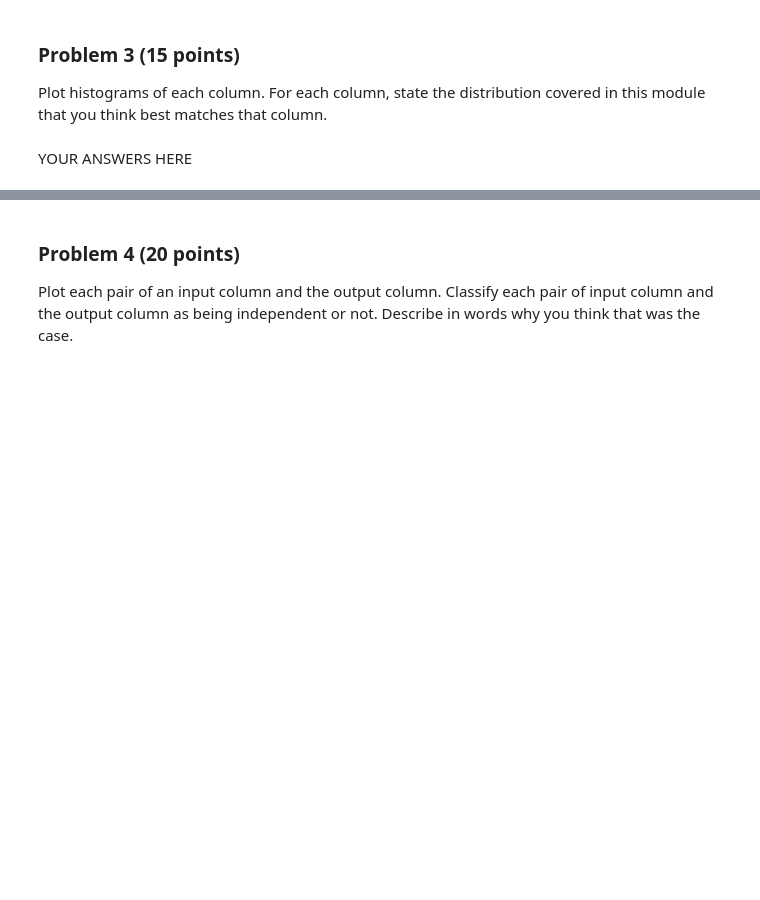
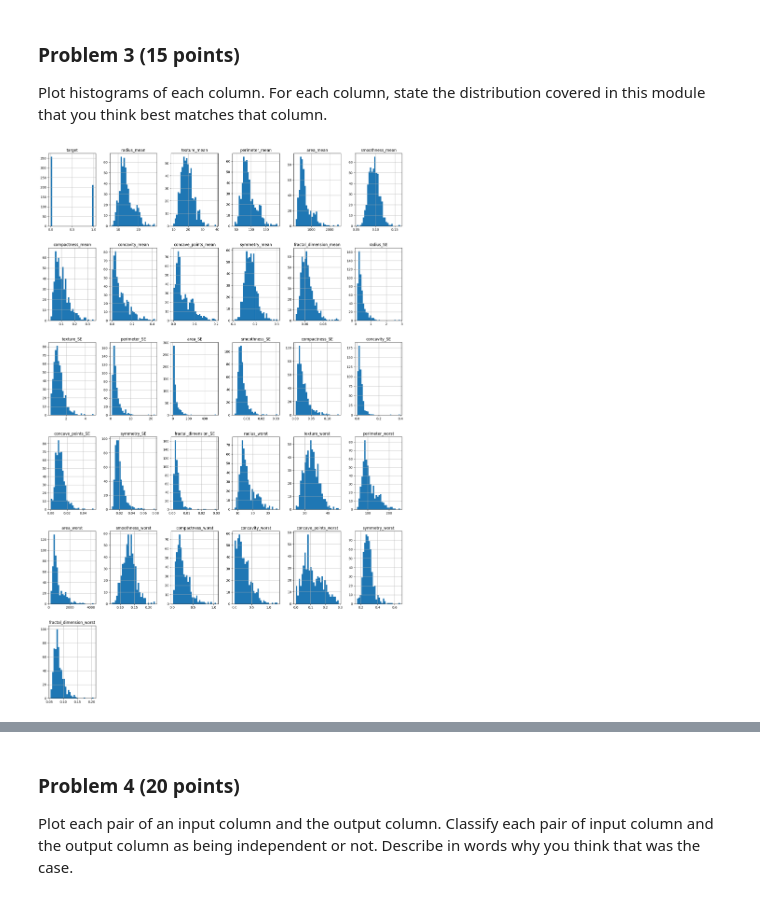
Before and after one commit to aidandig/dx601-final-project, a Jupyter notebook: project.ipynb, the cells around one changed output, grey strips where cells are left out. Saved outputs shown, nothing was run; the diff lists cells and outputs as text; code cells hidden in the pictures; blank space fills up the shorter version.

Commit message:
target definition fix - plot histograms of each column - describe distributions

```diff
--- a/project.ipynb
+++ b/project.ipynb
@@ -104,0 +104,36 @@ Index(['target', '2', '3', '4', '5', '6', '7', '8', '9', '10', '11', '12',
+# %%
+# Rename columns for readability
+breastCancer = breastCancer.rename(columns={
+    '2': 'radius_mean',
+    '3': 'texture_mean',
+    '4': 'perimeter_mean',
+    '5': 'area_mean',
+    '6': 'smoothness_mean',
+    '7': 'compactness_mean',
+    '8': 'concavity_mean',
+    '9': 'concave_points_mean',
+    '10': 'symmetry_mean',
+    '11': 'fractal_dimension_mean',
+    '12': 'radius_SE',
+    '13': 'texture_SE',
+    '14': 'perimeter_SE',
+    '15': 'area_SE',
+    '16': 'smoothness_SE',
+    '17': 'compactness_SE',
+    '18': 'concavity_SE',
+    '19': 'concave_points_SE',
+    '20': 'symmetry_SE',
+    '21': 'fractal_dimension_SE',
+    '22': 'radius_worst',
+    '23': 'texture_worst',
+    '24': 'perimeter_worst',
+    '25': 'area_worst',
+    '26': 'smoothness_worst',
+    '27': 'compactness_worst',
+    '28': 'concavity_worst',
+    '29': 'concave_points_worst',
+    '30': 'symmetry_worst',
+    '31': 'fractal_dimension_worst'
+})
+
+breastCancer.columns
@@ -210,2 +254,7 @@ For each column, state the distribution covered in this module that you think be
-# %% [markdown]
-YOUR ANSWERS HERE
+# %%
+# YOUR CODE HERE
+num_cols = len(breastCancer.columns)
+breastCancer.hist(bins=30, figsize=(20, num_cols))
+None
+# %% [output]
+[figure, added]
```
Also changed, not shown: parts of 8 cells of this notebook.
